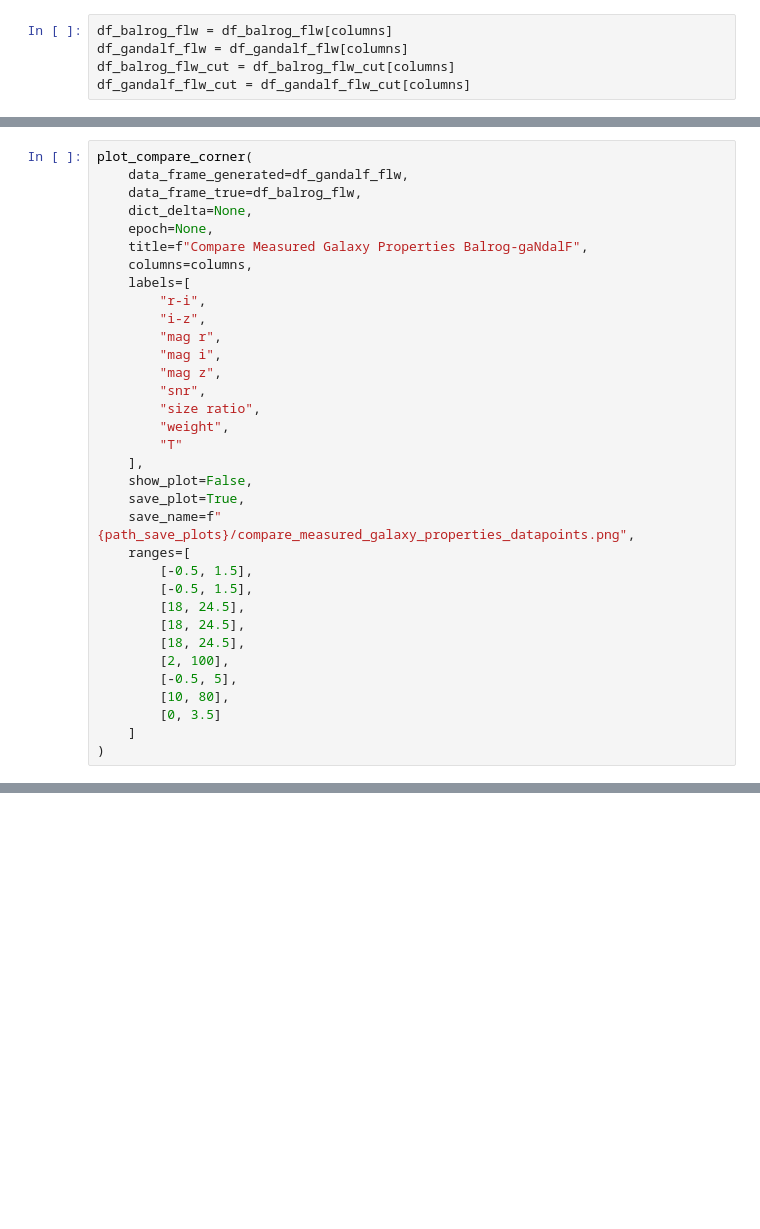
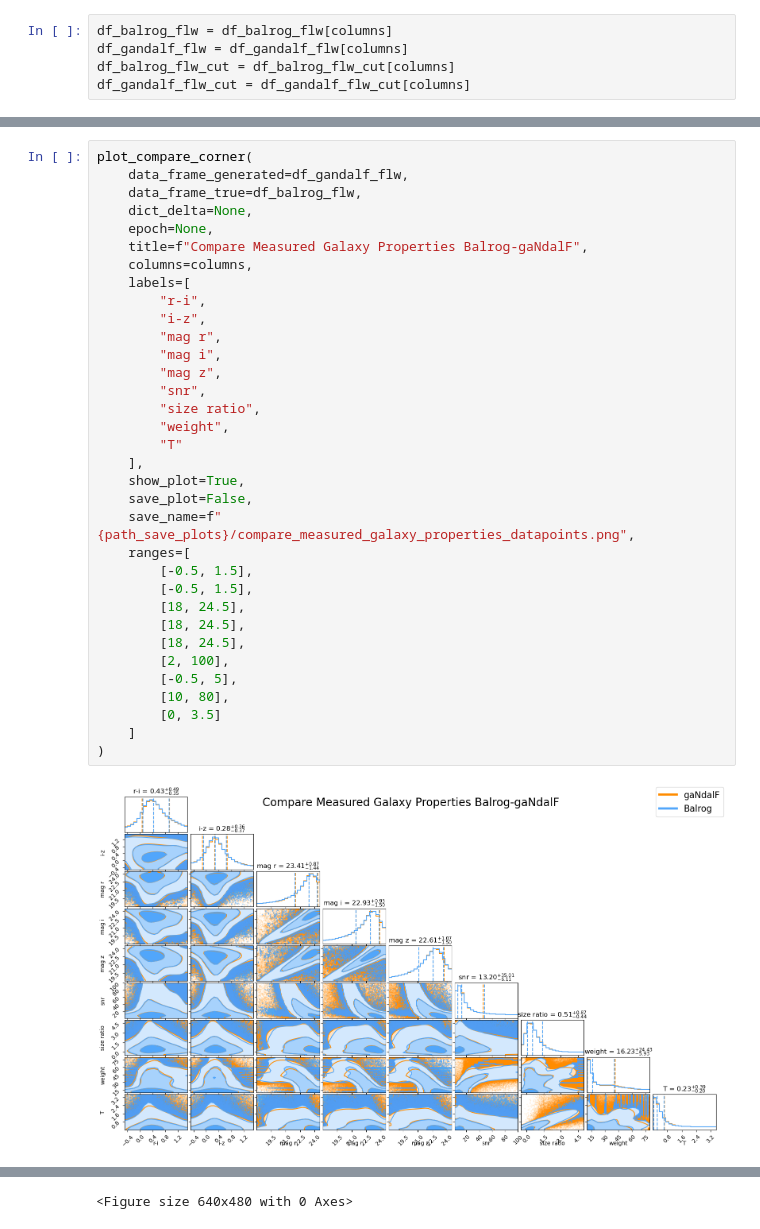
Before and after one commit to elmichelangelo/GalaxyFlow, a Jupyter notebook: LMU_gaNdalF_paper_flow_plots.ipynb, the cells around one changed output, grey strips where cells are left out. Saved outputs shown, nothing was run; the diff lists cells and outputs as text; blank space fills up the shorter version.

```diff
--- a/LMU_gaNdalF_paper_flow_plots.ipynb
+++ b/LMU_gaNdalF_paper_flow_plots.ipynb
@@ -100,32 +129,34 @@ plot_compare_corner(
     data_frame_generated=df_gandalf_flw,
     data_frame_true=df_balrog_flw,
     dict_delta=None,
     epoch=None,
     title=f"Compare Measured Galaxy Properties Balrog-gaNdalF",
     columns=columns,
     labels=[
         "r-i",
         "i-z",
         "mag r",
         "mag i",
         "mag z",
         "snr",
         "size ratio",
         "weight",
         "T"
     ],
-    show_plot=False,
-    save_plot=True,
+    show_plot=True,
+    save_plot=False,
     save_name=f"{path_save_plots}/compare_measured_galaxy_properties_datapoints.png",
     ranges=[
         [-0.5, 1.5],
         [-0.5, 1.5],
         [18, 24.5],
         [18, 24.5],
         [18, 24.5],
         [2, 100],
         [-0.5, 5],
         [10, 80],
         [0, 3.5]
     ]
 )
+# %% [output]
+[figure, added]
@@ -132,3 +180,4 @@ plot_compare_corner(
+<Figure size 640x480 with 0 Axes>
 # %%
 plot_compare_corner(
     data_frame_generated=df_gandalf_flw_cut,
```
Also changed, not shown: parts of 8 cells of this notebook, 3 other files.
